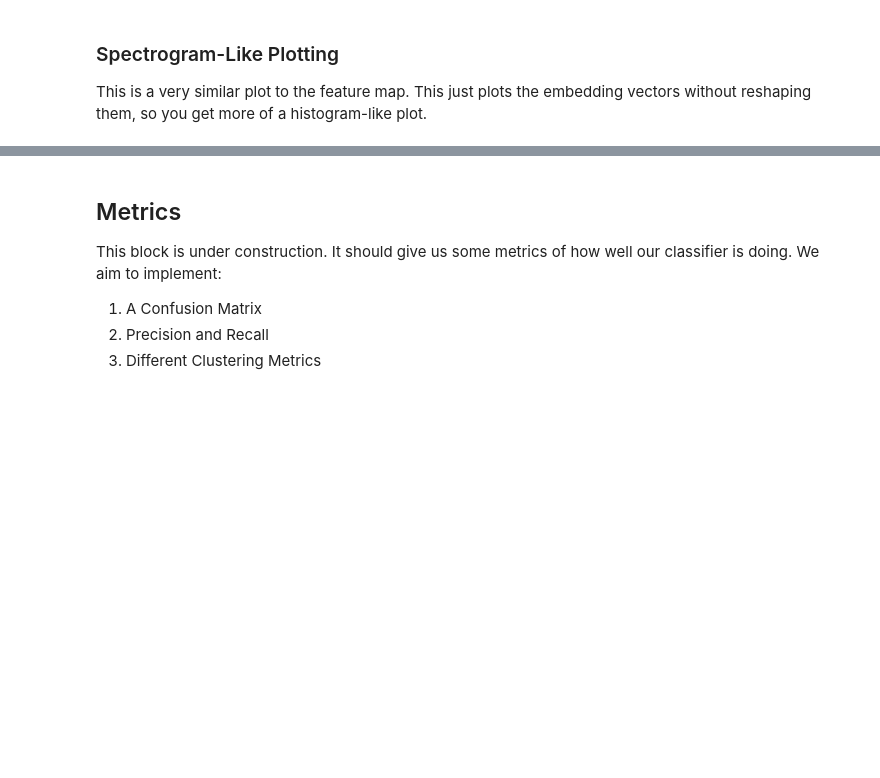
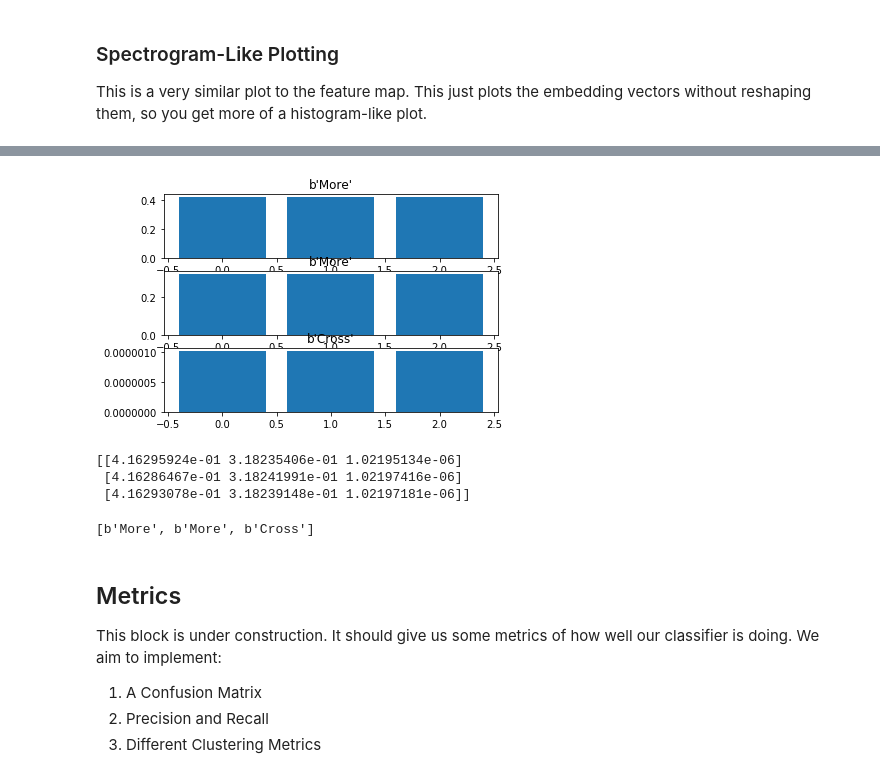
Before and after one commit to matterport/Mask_RCNN, a Jupyter notebook: samples/wireframe/One-Shot.ipynb, the cells around one changed output, grey strips where cells are left out. Drawn from its saved outputs; the diff is of its cells as text; code cells hidden in the pictures; blank space fills up the shorter version.

```diff
--- a/samples/wireframe/One-Shot.ipynb
+++ b/samples/wireframe/One-Shot.ipynb
@@ -222,3 +311,22 @@ plots.histogram_plot(embeddings, labels)
+# %%
+indicies = [0,1,2]
+
+map1 = L @ embeddings[:, indicies[0]]
+map2 = L @ embeddings[:, indicies[1]]
+map3 = L @ embeddings[:, indicies[2]]
+embeddings = np.stack([map1, map2, map3], axis=1)
+labels = [labels[indicies[0]], labels[indicies[1]], labels[indicies[2]]]
+plots.histogram_plot(embeddings, labels)
+print(embeddings)
+# %% [output]
+[figure, added]
+[[4.16295924e-01 3.18235406e-01 1.02195134e-06]
+ [4.16286467e-01 3.18241991e-01 1.02197416e-06]
+ [4.16293078e-01 3.18239148e-01 1.02197181e-06]]
+# %%
+labels
+# %% [output]
+[b'More', b'More', b'Cross']
 # %% [markdown]
 ## Metrics
 This block is under construction. It should give us some metrics of how well our classifier is doing. We aim to implement:
```
Also changed, not shown: parts of 17 cells of this notebook, 4 other files.
